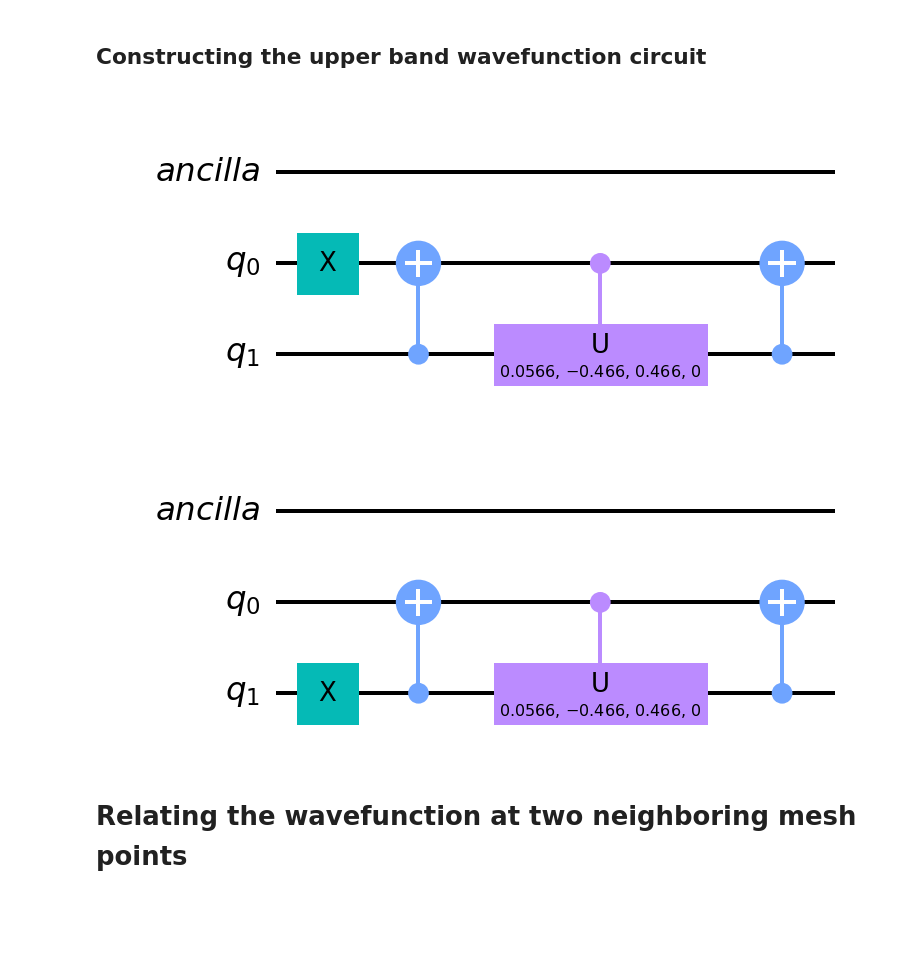
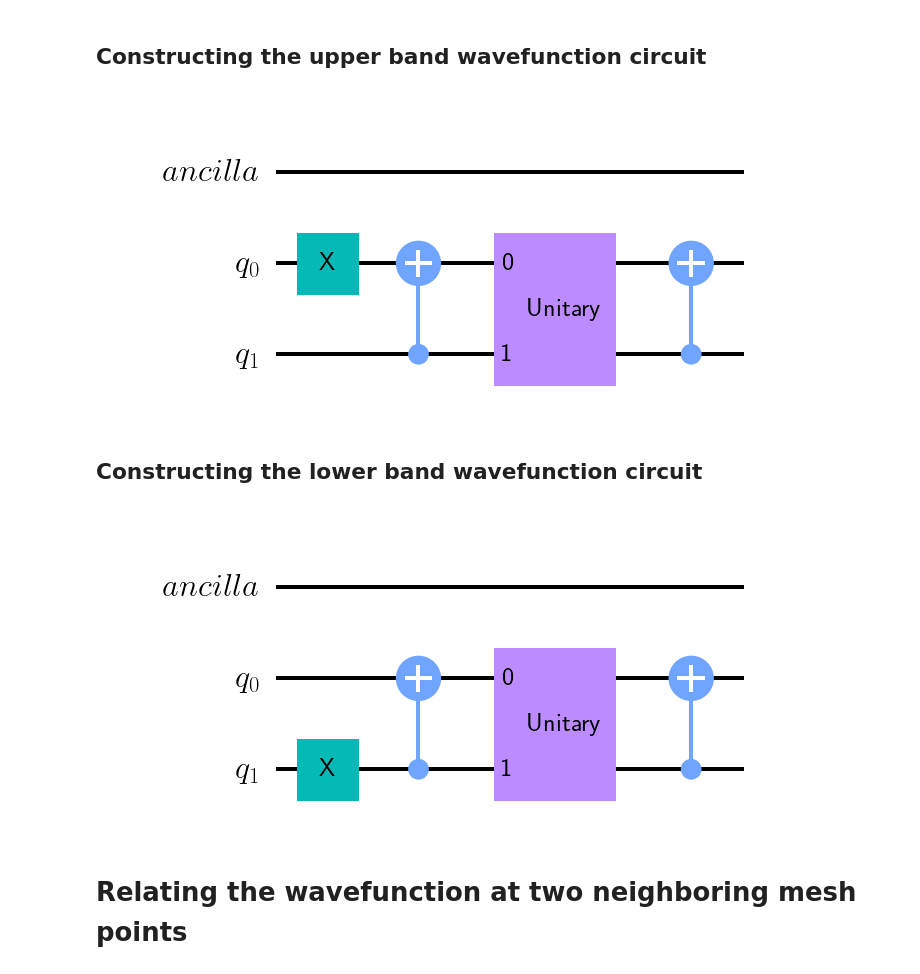
Before and after one commit to psasanka1729/chern-number-on-NISQ-computer, a Jupyter notebook: topological_phases_quantum_computer.ipynb, the cells around one changed output. Drawn from its saved outputs; the diff is of its cells as text; code cells hidden in the pictures; blank space fills up the shorter version.

```diff
--- a/topological_phases_quantum_computer.ipynb
+++ b/topological_phases_quantum_computer.ipynb
@@ -13,15 +13,15 @@ from scipy.linalg import sqrtm
 # %% [markdown]
 # Discrete Brillouin zone
 # %%
-number_of_mesh_points = 8
+number_of_mesh_points = 20
 # discretizing the BZ into mesh points.
 k_x_lst = list(np.linspace(-np.pi,np.pi,number_of_mesh_points))
 k_y_lst = list(np.linspace(-np.pi,np.pi,number_of_mesh_points))
 
 # list of all points in the discrete BZ.
 discretized_Brillouin_zone = []
-for i in range(number_of_mesh_points):
-    for j in range(number_of_mesh_points):
+for i in range(number_of_mesh_points-1):
+    for j in range(number_of_mesh_points-1):
         discretized_Brillouin_zone.append([k_x_lst[i],k_y_lst[j]])
 # nearest neighbor spacing in the discrete BZ.
 delta_k_x = k_x_lst[1]-k_x_lst[0]
@@ -60,8 +124,8 @@ def U3(theta,lamb,phi):
 # %% [markdown]
 ## Defining the two angles $\theta$ and $\phi$
 # %%
-def angle_theta(k_x,k_y):
-    E_p = np.sqrt((np.sin(k_x))**2+(np.sin(k_y))**2+(np.cos(k_x)+np.cos(k_y)+mu)**2)
+def angle_theta(k_x,k_y,mu):
+    E_p = np.sqrt((np.sin(k_y))**2+(np.sin(k_x))**2+(np.cos(k_x)+np.cos(k_y)+mu)**2)
     return np.arccos((np.cos(k_x)+np.cos(k_y)+mu)/E_p)
 def angle_phi(k_x,k_y):
     return np.arccos(np.sin(k_y)/np.sqrt((np.sin(k_y))**2+(np.sin(k_x))**2))
@@ -90,26 +210,29 @@ def controlled_W(unitary_matrix,c,t):
 # %% [markdown]
 ## Constructing the upper band wavefunction circuit
 # %%
-def upper_band_wavefunction(k_x,k_y):
+def upper_band_wavefunction(k_x,k_y,mu):
     qr = QuantumRegister(2,"q")
 
     # Create the ancilla register
     anc = QuantumRegister(1,"ancilla")
     # Create the quantum circuit
     qc = QuantumCircuit(anc,qr)
 
     qc.x(1)
     qc.cx(2,1)
-    theta = angle_theta(k_x,k_y)
+    theta = angle_theta(k_x,k_y,mu)
     phi = angle_phi(k_x,k_y)
-    qc.cu(theta,-phi,phi,0,1,2)
+    qc.unitary(controlled_U3(theta,-phi,phi),[1,2])
+    #qc.cu(theta,-phi,phi,0,1,2)
     qc.cx(2,1)
     return qc
-upper_band_wavefunction(0.1,0.2).draw("mpl",scale=2)
+upper_band_wavefunction(0.1,0.2,1.95).draw("mpl",scale=2,style="clifford")
 # %% [output]
-[figure, old version]
+[figure, new version]
+# %% [markdown]
+## Constructing the lower band wavefunction circuit
 # %%
-def lower_band_wavefunction(k_x,k_y):
+def lower_band_wavefunction(k_x,k_y,mu):
     qr = QuantumRegister(2,"q")
 
     # Create the ancilla register
@@ -119,16 +242,17 @@ def lower_band_wavefunction(k_x,k_y):
 
     qc.x(2)
     qc.cx(2,1)
-    theta = angle_theta(k_x,k_y)
+    theta = angle_theta(k_x,k_y,mu)
     phi = angle_phi(k_x,k_y)
 
-    qc.cu(theta,-phi,phi,0,1,2)
+    qc.unitary(controlled_U3(theta,-phi,phi),[1,2])
+    #qc.cu(theta,-phi,phi,0,1,2)
 
     qc.cx(2,1)
     return qc
-lower_band_wavefunction(0.1,0.2).draw("mpl",scale=2)
+lower_band_wavefunction(0.1,0.2,2.05).draw("mpl",scale=2)
 # %% [output]
-[figure, old version]
+[figure, new version]
 # %% [markdown]
 # Relating the wavefunction at two neighboring mesh points
 # %% [markdown]
```
Also changed, not shown: parts of 25 cells of this notebook.
